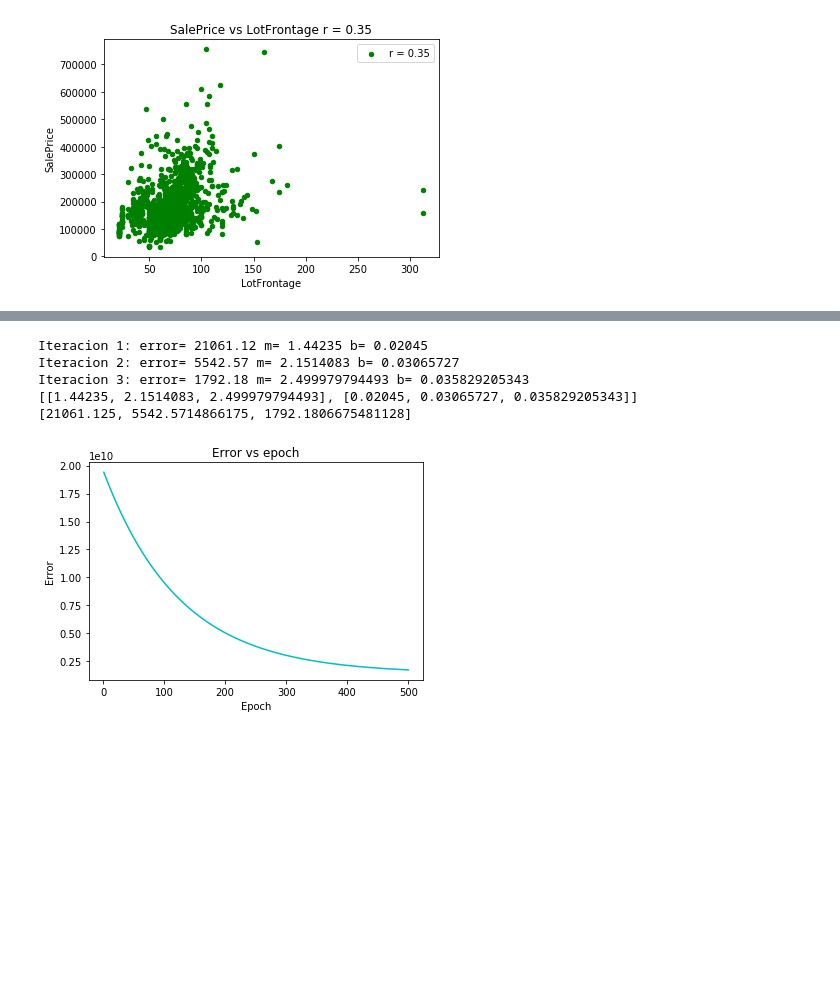
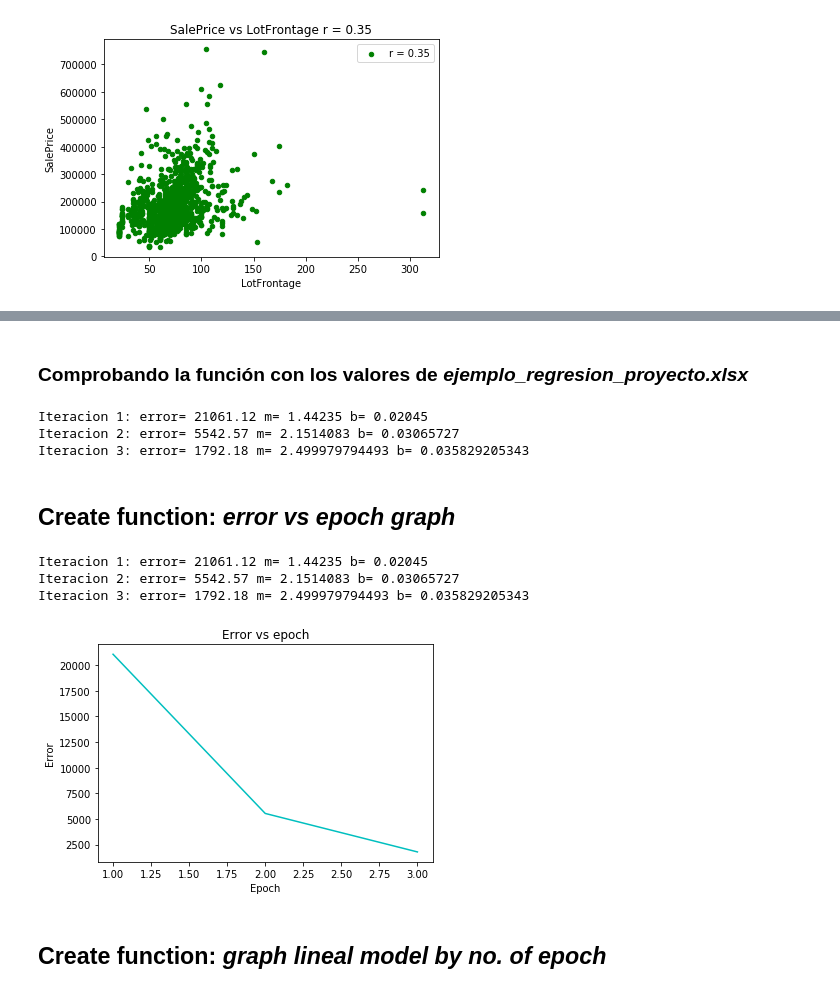
Before and after one commit to AndreRodas/Galielo_DataScience_project, a Jupyter notebook: Proyecto1_DataScience.ipynb, the cells around one changed output, grey strips where cells are left out. Drawn from its saved outputs; the diff is of its cells as text; code cells hidden in the pictures; blank space fills up the shorter version.

Commit message:
Training with MY regresion model

```diff
--- a/Proyecto1_DataScience.ipynb
+++ b/Proyecto1_DataScience.ipynb
@@ -153,19 +171,19 @@ def linear_regresion(x, y, epochs, imprimir_error_cada=-1, lr = 0.0001):
                   ' m= ' + str(parameters[0,0])+ ' b= '+ str(parameters[0,1]))
 
     return models, errors
+# %% [markdown]
+### Comprobando la función con los valores de *ejemplo_regresion_proyecto.xlsx*
 # %%
 x = np.array([65, 80, 68])
 y = np.array([208.5, 181.5, 223.5])
 
 m, e = linear_regresion(x,y,3,1)
-print(m)
-print(e)
 # %% [output]
 Iteracion 1: error= 21061.12 m= 1.44235 b= 0.02045
 Iteracion 2: error= 5542.57 m= 2.1514083 b= 0.03065727
 Iteracion 3: error= 1792.18 m= 2.499979794493 b= 0.035829205343
-[[1.44235, 2.1514083, 2.499979794493], [0.02045, 0.03065727, 0.035829205343]]
-[21061.125, 5542.5714866175, 1792.1806675481128]
+# %% [markdown]
+## Create function: *error vs epoch graph*
 # %%
 def error_graph(error):
     fig = plt.figure()
@@ -179,13 +198,18 @@ def error_graph(error):
 # %%
-#train_df
-x = np.array(train_df['OverallQual'])
-y = np.array(train_df['SalePrice'])
+#Ejemplo de grafica de error con ejemplo_regresion_proyecto.xlsx
+x = np.array([65, 80, 68])
+y = np.array([208.5, 181.5, 223.5])
 
-m, e = linear_regresion(x,y,500)
+m, e = linear_regresion(x,y,3,1)
 
 error_graph(e)
 # %% [output]
+Iteracion 1: error= 21061.12 m= 1.44235 b= 0.02045
+Iteracion 2: error= 5542.57 m= 2.1514083 b= 0.03065727
+Iteracion 3: error= 1792.18 m= 2.499979794493 b= 0.035829205343
-[figure, old version]
+[figure, new version]
+# %% [markdown]
+## Create function: *graph lineal model by no. of epoch*
 # %%
 def models_graph(x,y,m,n):
     x_vec = np.linspace(0,np.max(x),2)
```
Also changed, not shown: parts of 18 cells of this notebook, 1 other file.
